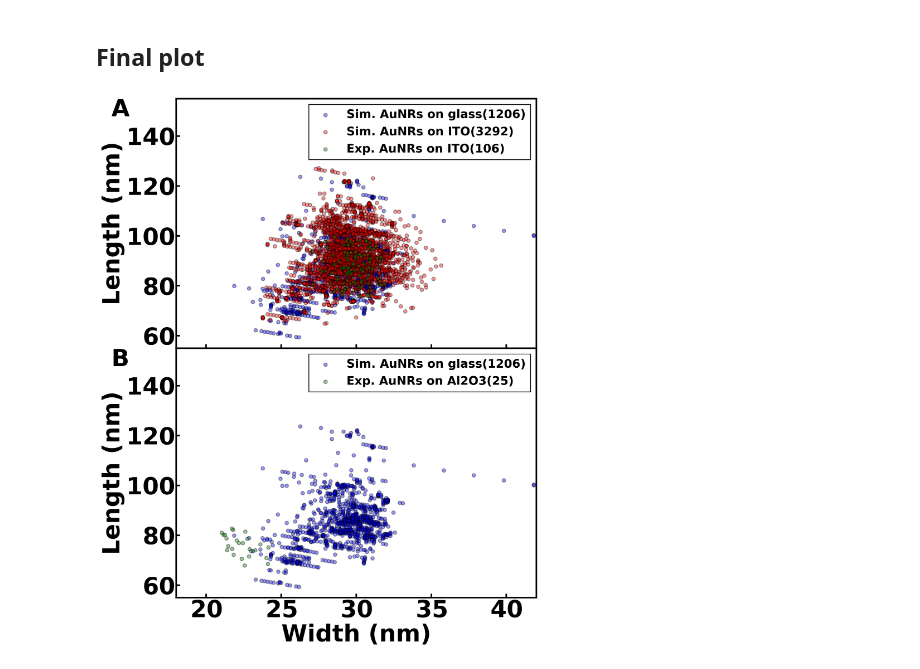
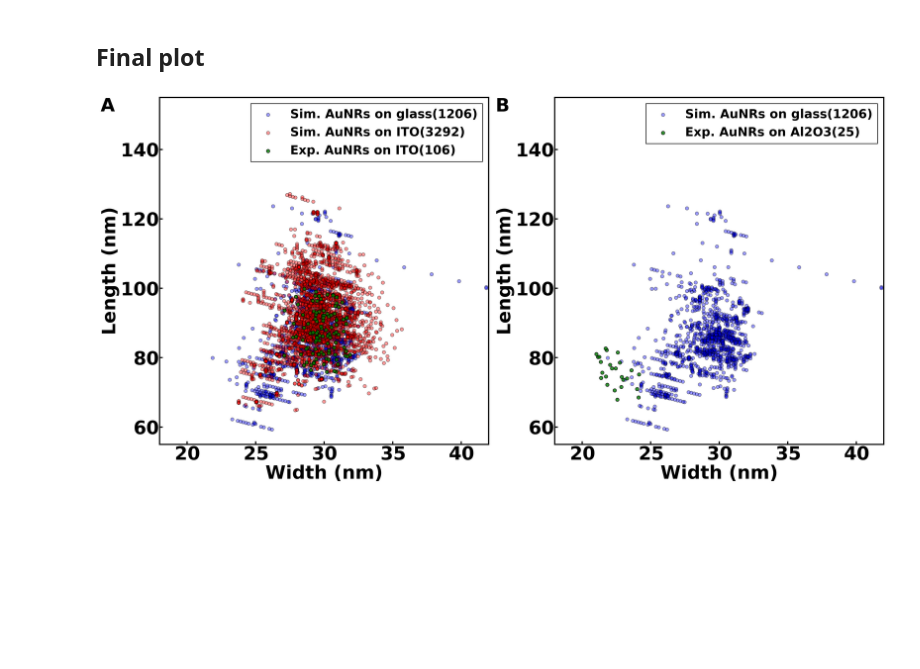
Before and after one commit to SWAN88/AuNR_DA, a Jupyter notebook: 091924_figureS3.ipynb, the cells around one changed output. Saved outputs shown, nothing was run; the diff lists cells and outputs as text; code cells hidden in the pictures; blank space fills up the shorter version.

```diff
--- a/091924_figureS3.ipynb
+++ b/091924_figureS3.ipynb
@@ -106,33 +75,34 @@ ax.legend()
 ## Final plot
 # %%
 # Create a figure with two subplots, sharing the x-axis
-fig, (ax1, ax2) = plt.subplots(2, 1, sharex=True, figsize=(8, 10), gridspec_kw={'hspace': 0}, dpi=300)
+fig, (ax1, ax2) = plt.subplots(1, 2, figsize=(18, 9), dpi=300)
 
-ax1.scatter(glass_data['width'], glass_data['length'], s=20, c='b', edgecolor='k', alpha=0.4, label=f'Sim. AuNRs on glass({glass_data.shape[0]})')
-ax1.scatter(ito_data['width'], ito_data['length'], s=20, c='r', edgecolor='k', alpha=0.4, label=f'Sim. AuNRs on ITO({ito_data.shape[0]})')
-ax1.scatter(exp_ito_data['width'], exp_ito_data['length'], s=20, c='g', edgecolor='k', alpha=0.4, label=f'Exp. AuNRs on ITO({exp_ito_data.shape[0]})')
+ax1.scatter(glass_data['width'], glass_data['length'], s=30, c='b', edgecolor='k', alpha=0.4, label=f'Sim. AuNRs on glass({glass_data.shape[0]})')
+ax1.scatter(ito_data['width'], ito_data['length'], s=30, c='r', edgecolor='k', alpha=0.4, label=f'Sim. AuNRs on ITO({ito_data.shape[0]})')
+ax1.scatter(exp_ito_data['width'], exp_ito_data['length'], s=30, c='g', edgecolor='k', alpha=0.8, label=f'Exp. AuNRs on ITO({exp_ito_data.shape[0]})')
 
+ax1.set_xlabel('Width (nm)', fontsize=30)
 ax1.set_ylabel('Length (nm)', fontsize=30)
 ax1.set_yticks([60, 80, 100, 120, 140])
 ax1.set_xlim(18, 42)
 ax1.set_ylim(55, 155)
-ax1.tick_params(axis='y', labelsize=30, pad=2)
-ax1.legend(loc='upper right', fontsize=15)
+ax1.tick_params(axis='both', labelsize=30, pad=2)
+ax1.legend(loc='upper right', fontsize=20)
 ax1.text(-0.18, 1, 'A', ha='left', va='top', transform=ax1.transAxes, fontsize=30)
 
-ax2.scatter(glass_data['width'], glass_data['length'], s=20, c='b', edgecolor='k', alpha=0.4, label=f'Sim. AuNRs on glass({glass_data.shape[0]})')
-ax2.scatter(exp_al2o3_data['width'], exp_al2o3_data['length'], s=20, c='g', edgecolor='k', alpha=0.4, label=f'Exp. AuNRs on Al2O3({exp_al2o3_data.shape[0]})')
+ax2.scatter(glass_data['width'], glass_data['length'], s=30, c='b', edgecolor='k', alpha=0.4, label=f'Sim. AuNRs on glass({glass_data.shape[0]})')
+ax2.scatter(exp_al2o3_data['width'], exp_al2o3_data['length'], s=30, c='g', edgecolor='k', alpha=0.8, label=f'Exp. AuNRs on Al2O3({exp_al2o3_data.shape[0]})')
 
 ax2.set_xlabel('Width (nm)', fontsize=30)
 ax2.set_ylabel('Length (nm)', fontsize=30)
 ax2.set_xticks([20, 25, 30, 35, 40])
 ax2.set_yticks([60, 80, 100, 120, 140])
 ax2.set_xlim(18, 42)
 ax2.set_ylim(55, 155)
 ax2.tick_params(axis='both', labelsize=30, pad=2)
-ax2.legend(loc='upper right', fontsize=15)
+ax2.legend(loc='upper right', fontsize=20)
 ax2.text(-0.18, 1, 'B', ha='left', va='top', transform=ax2.transAxes, fontsize=30)
 
 plt.subplots_adjust(hspace=0)
 # %% [output]
-[figure, old version]
+[figure, new version]
```
Also changed, not shown: parts of 2 cells of this notebook, 4 other files.
